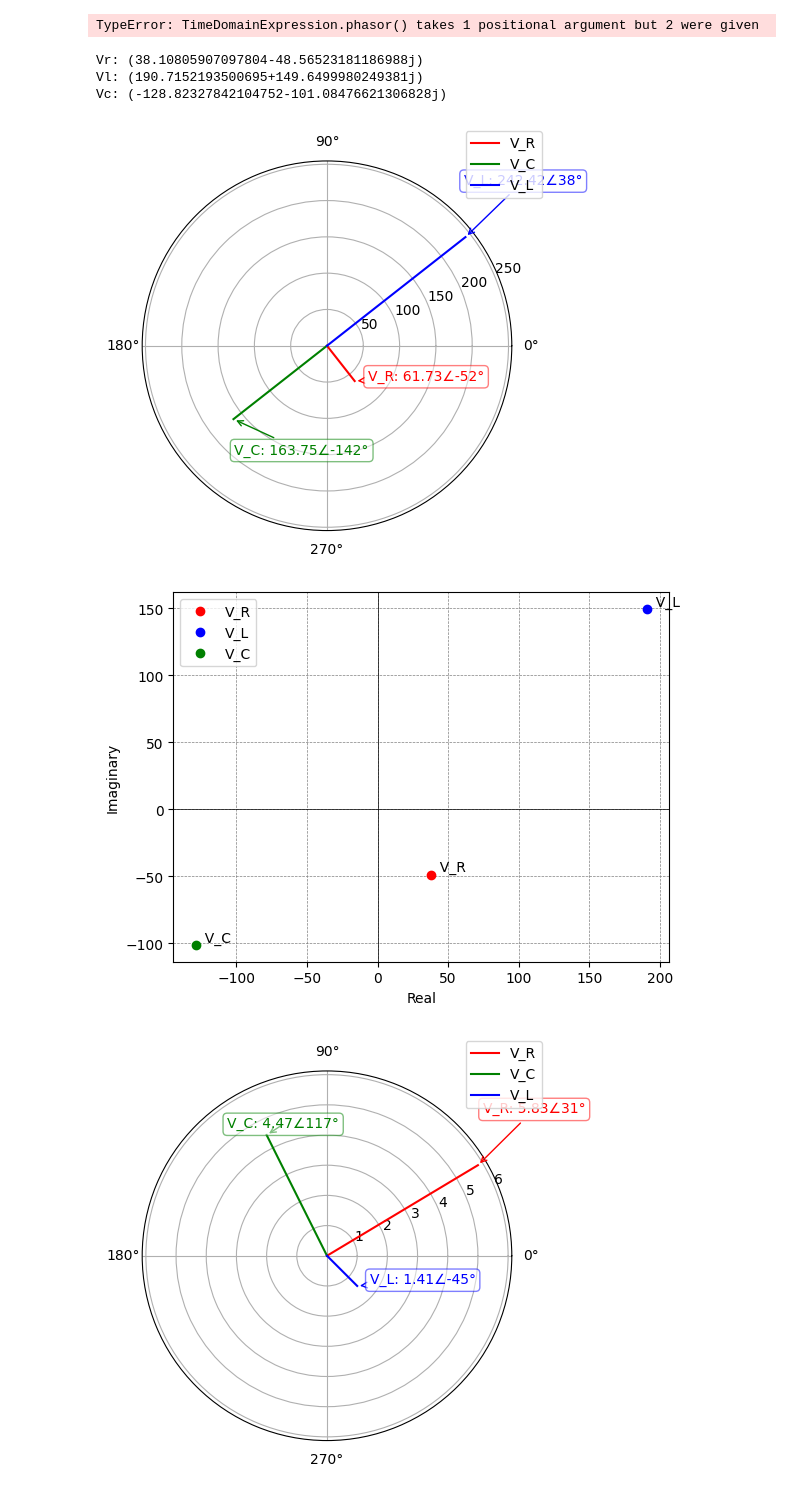
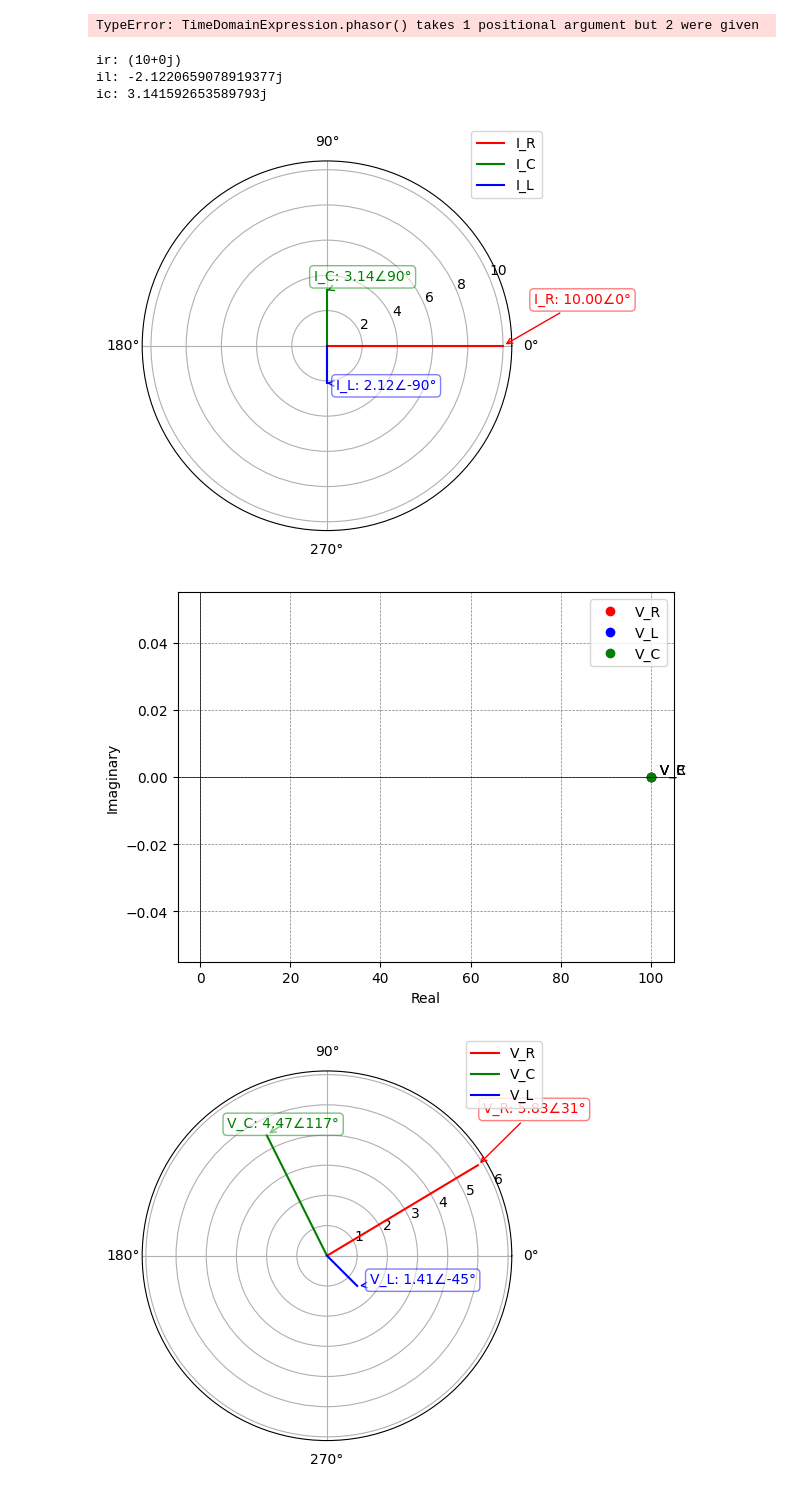
Before and after one commit to Shanu79/circuit-sim, a Jupyter notebook: backend/Untitled1.ipynb, the cells around one changed output. Cells and saved outputs as stored; diff of their text form; code cells hidden in the pictures.

```diff
--- a/backend/Untitled1.ipynb
+++ b/backend/Untitled1.ipynb
@@ -362,12 +362,13 @@ plt.show()
 # %% [output]
 TypeError: TimeDomainExpression.phasor() takes 1 positional argument but 2 were given
 # %%
-from matplotlib.pyplot import figure, show, xlabel, ylabel, legend
+from matplotlib import pyplot as plt
+from matplotlib.pyplot import figure, show, xlabel, ylabel, legend, subplots, savefig
 from lcapy import *
 from sympy import *
 import cmath
 from cmath import polar
-from numpy import pi
+import numpy as np
 
 def evaluate_complex_expression(expression):
     # Define a safe list of functions and constants
@@ -393,9 +394,15 @@ def evaluate_complex_expression(expression):
 # Define an AC circuit
 cct = Circuit("""
 V1 0 2 {100*sin(2*pi*50*t)}
-R1 2 3 12
-L1 3 4 0.15
-C1 4 0 0.0001
+W1 2 3
+R1 3 4 10
+W2 3 5
+C1 5 6 100e-6
+W3 5 7
+L1 7 8 150e-3
+W4 8 6
+W5 6 4
+W6 4 0
 """)
 
 # Perform AC analysis by substituting source voltage and converting to frequency domain
@@ -405,25 +412,40 @@ cct_ac = cct.ac()
 VR_phasor = cct_ac.R1.v.phasor()
 VL_phasor = cct_ac.L1.v.phasor()
 VC_phasor = cct_ac.C1.v.phasor()
-# print(VL_phasor)
 
-e1=str(VR_phasor)
-e2=str(VC_phasor)
-e3=str(VL_phasor)
+IR_phasor = cct_ac.R1.i.phasor()
+IL_phasor = cct_ac.L1.i.phasor()
+IC_phasor = cct_ac.C1.i.phasor()
+
+v1=str(VR_phasor)
+v2=str(VC_phasor)
+v3=str(VL_phasor)
+
+i1=str(IR_phasor)
+i2=str(IC_phasor)
+i3=str(IL_phasor)
 
 # Evaluate the expression
-VR = evaluate_complex_expression(e1)
-VC = evaluate_complex_expression(e2)
-VL = evaluate_complex_expression(e3)
+VR = evaluate_complex_expression(v1)
+VC = evaluate_complex_expression(v2)
+VL = evaluate_complex_expression(v3)
+
+IR = evaluate_complex_expression(i1)
+IC = evaluate_complex_expression(i2)
+IL = evaluate_complex_expression(i3)
 
 # Output the result
-print(f"Vr: {VR}")
-print(f"Vl: {VL}")
-print(f"Vc: {VC}")
+print(f"ir: {IR}")
+print(f"il: {IL}")
+print(f"ic: {IC}")
 
 # List of the complex numbers for iteration
-phasors = [VR, VC, VL]
-labels = ['V_R', 'V_C', 'V_L']
+v_phasors = [VR, VC, VL]
+v_labels = ['V_R', 'V_C', 'V_L']
+v_colors = ['red', 'green', 'blue']  # Different color for each phasor
+
+phasors = [IR, IC, IL]
+labels = ['I_R', 'I_C', 'I_L']
 colors = ['red', 'green', 'blue']  # Different color for each phasor
 
 # Plotting on polar projection
@@ -453,38 +475,38 @@ ax = fig.add_subplot(1, 1, 1)
 # Plotting the phasors
 # For VR
 ax.plot(VR.real, VR.imag, 'ro', label='V_R')
 # For VL
 ax.plot(VL.real, VL.imag, 'bo', label='V_L')
 # For VC
 ax.plot(VC.real, VC.imag, 'go', label='V_C')
 
 # Annotate the points
 ax.text(VR.real, VR.imag, '  V_R', verticalalignment='bottom')
 ax.text(VL.real, VL.imag, '  V_L', verticalalignment='bottom')
 ax.text(VC.real, VC.imag, '  V_C', verticalalignment='bottom')
 
 # Adding features to the plot
 ax.axhline(0, color='black',linewidth=0.5)
 ax.axvline(0, color='black',linewidth=0.5)
 ax.grid(color = 'gray', linestyle = '--', linewidth = 0.5)
 xlabel('Real')
 ylabel('Imaginary')
 legend()
 
 # Display the plot
 show()
 
 # # Output the result
 # print(f"Vr: {VR}")
 # print(f"Vr: {VL}")
 # print(f"Vr: {VC}")
 # phasor(VR).plot()
 # %% [output]
-Vr: (38.10805907097804-48.56523181186988j)
-Vl: (190.7152193500695+149.6499980249381j)
-Vc: (-128.82327842104752-101.08476621306828j)
+ir: (10+0j)
+il: -2.1220659078919377j
+ic: 3.141592653589793j
-[figure, old version]
+[figure, new version]
-[figure, old version]
+[figure, new version]
 # %%
 from cmath import polar, phase
 from matplotlib import pyplot as plt
```
Also changed, not shown: parts of 1 cell of this notebook, 10 other files.
